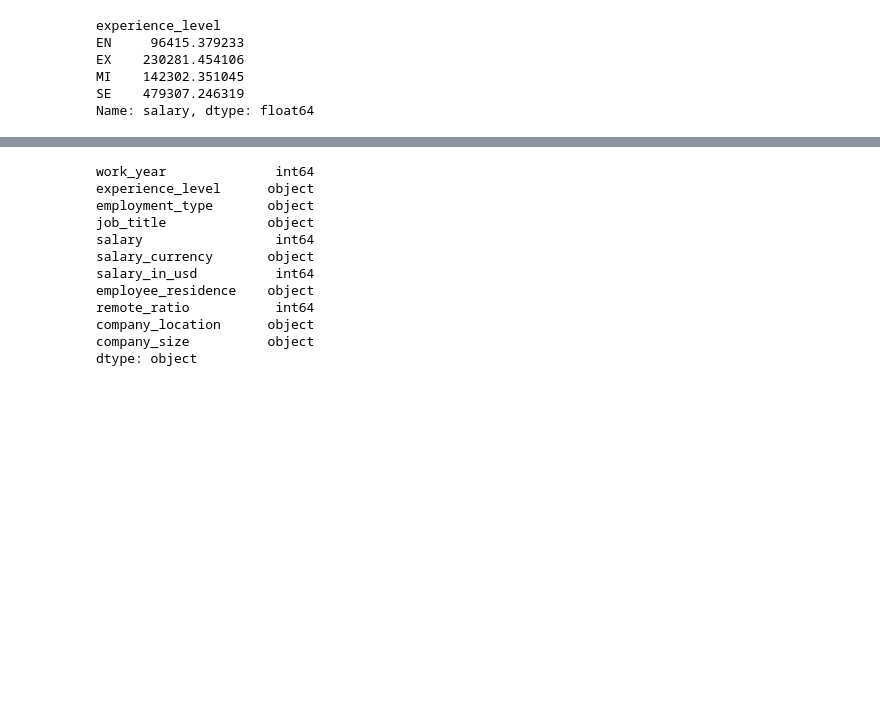
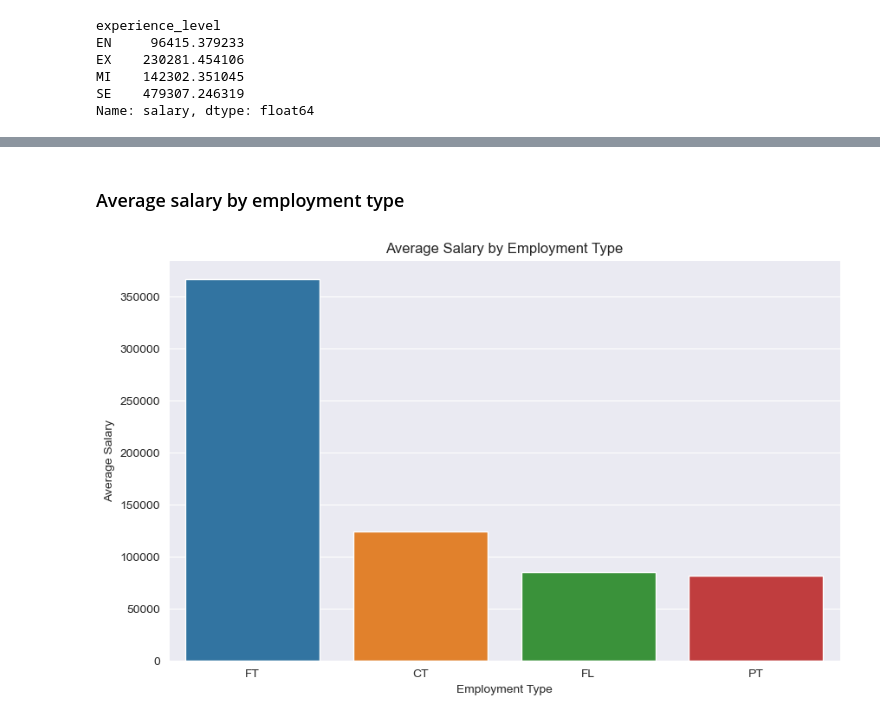
Before and after one commit to Mohammed-Mebarek-Mecheter/Basic-Data-Analysis-Projects, a Jupyter notebook: Global Salaries in Cybersecurity/Factors Influencing Salary.ipynb, the cells around one changed output, grey strips where cells are left out. Drawn from its saved outputs; the diff is of its cells as text; code cells hidden in the pictures; blank space fills up the shorter version.

```diff
--- a/Global Salaries in Cybersecurity/Factors Influencing Salary.ipynb
+++ b/Global Salaries in Cybersecurity/Factors Influencing Salary.ipynb
@@ -77,15 +69,15 @@ ValueError: could not convert string to float: 'SE'
+# %% [markdown]
+### Average salary by employment type
 # %%
-df.dtypes
+# Calculate average salary by employment type
+avg_salary_by_employment = df.groupby('employment_type')['salary'].mean().sort_values(ascending=False)
+
+# Plotting a bar plot
+plt.figure(figsize=(10, 6))
+sns.barplot(x=avg_salary_by_employment.index, y=avg_salary_by_employment.values)
+plt.title('Average Salary by Employment Type')
+plt.xlabel('Employment Type')
+plt.ylabel('Average Salary')
+plt.show()
 # %% [output]
-work_year              int64
-experience_level      object
-employment_type       object
-job_title             object
-salary                 int64
-salary_currency       object
-salary_in_usd          int64
-employee_residence    object
-remote_ratio           int64
-company_location      object
-company_size          object
-dtype: object
+[figure, added]
```
Also changed, not shown: parts of 8 cells of this notebook, 1 other file.
